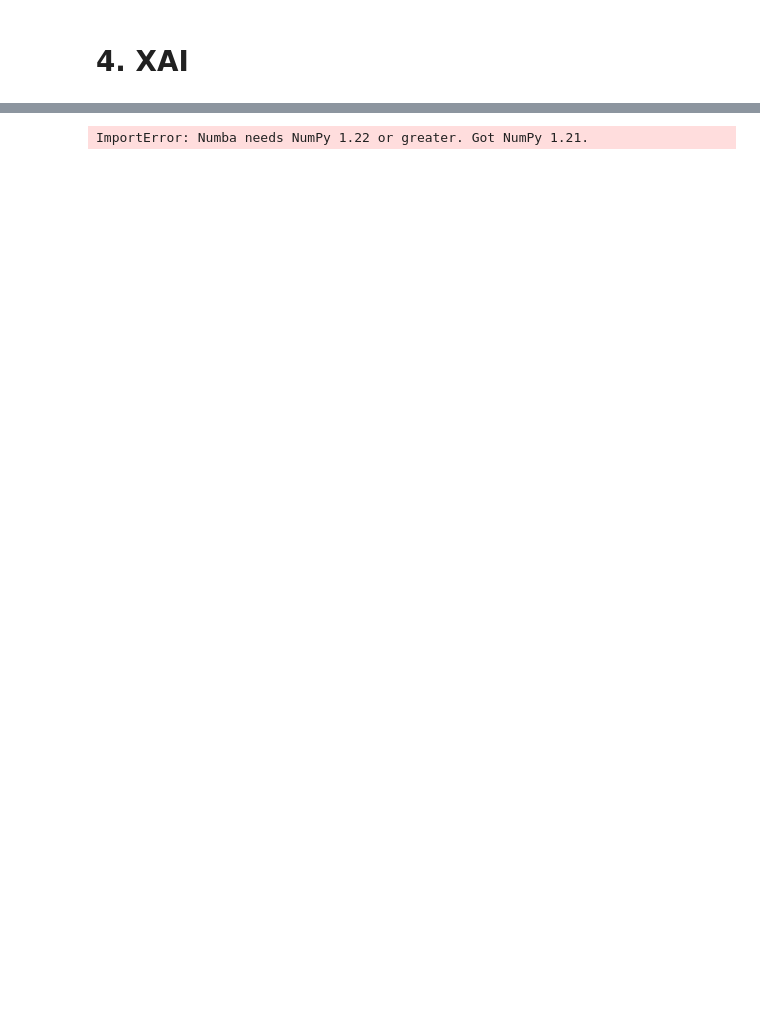
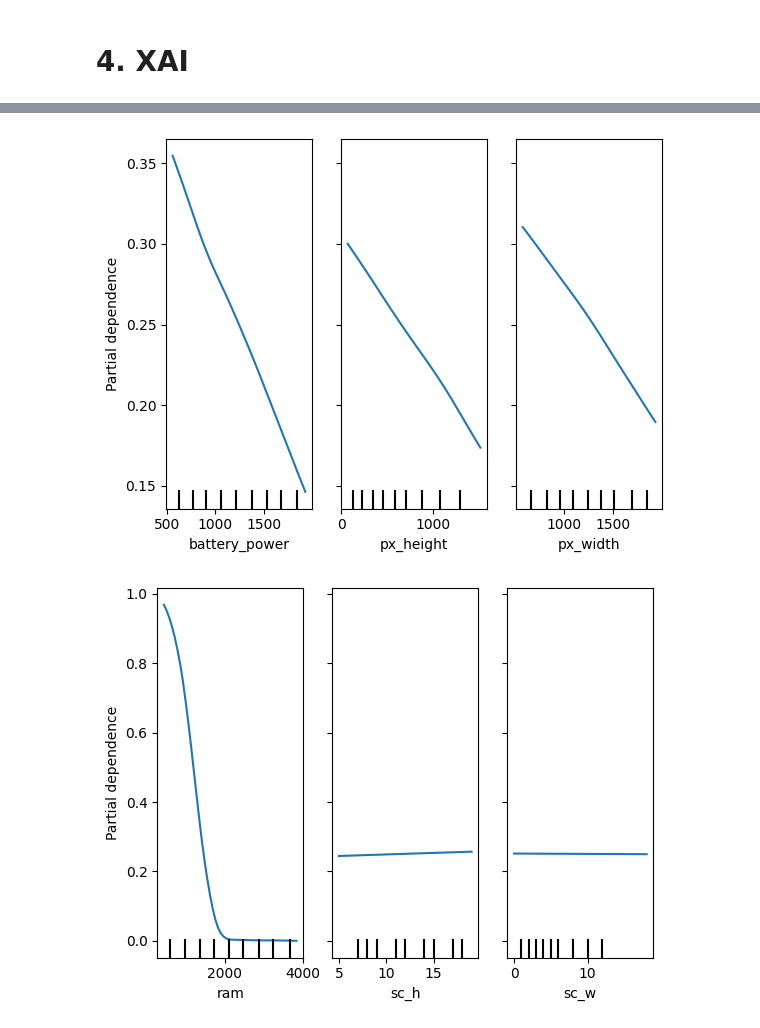
Before and after one commit to xxkaro/Phone-Prices-Classification, a Jupyter notebook: Advanced_modelling/Karo.ipynb, the cells around one changed output, grey strips where cells are left out. Drawn from its saved outputs; the diff is of its cells as text; code cells hidden in the pictures; blank space fills up the shorter version.

```diff
--- a/Advanced_modelling/Karo.ipynb
+++ b/Advanced_modelling/Karo.ipynb
@@ -137,5 +137,5 @@ accuracy for dataset without chosen columns:  0.9251700680272109
 # %%
-model_soft = VotingClassifier(estimators=estimators1, voting='soft', weights=[0.1, 0.1, 0.80])
+model_soft = VotingClassifier(estimators=estimators1, voting='soft', weights=[0.1, 0.1, 0.8])
 model_soft.fit(X_train,y_train)
 y_hat = model_soft.predict(X_val)
 print('accuracy for whole dataset: ', accuracy_score(y_val, y_hat))
@@ -424,24 +451,28 @@ explanation.show_in_notebook()
 # %%
 target_class = 0
-feature_index = [0]
-display = PartialDependenceDisplay.from_estimator(svm, X_train, features=feature_index, grid_resolution=50, target=target_class)
-display.plot()
-plt.show()
+feature_index1 = [0, 11, 12]
+display = PartialDependenceDisplay.from_estimator(svm, X_train, features=feature_index1, grid_resolution=50, target=target_class)
+
+feature_index2 = [13, 14, 15]
+display = PartialDependenceDisplay.from_estimator(svm, X_train, features=feature_index2, grid_resolution=50, target=target_class)
+# %% [output]
+[figure, added]
+[figure, added]
 # %%
-import numpy as np
-import matplotlib.pyplot as plt
-from sklearn.svm import SVC
-import shap
+# import shap
+# import matplotlib.pyplot as plt
+# from sklearn.svm import SVC
+# from sklearn.datasets import load_iris
+# from sklearn.model_selection import train_test_split
 
-svm = SVC(gamma=0.5, C=1, kernel='linear', probability=True)
-svm.fit(X_train, y_train)
 
-# Użyj biblioteki SHAP do obliczenia Partial Dependence Shapley Values
-explainer = shap.Explainer(svm, X_train)
-shap_values = explainer(X_train)
+# # Utworzenie modelu
+# svm = SVC(kernel='linear', probability=True)
+# svm.fit(X_train, y_train)
 
-# Wygeneruj wykresy Partial Dependence Plots
-shap.plots.partial_dependence(shap_values, features=['RM', 'LSTAT'])
-plt.show()
+# #explainer = shap.Explainer(svm)
+# explainer = shap.KernelExplainer(svm.predict_proba, X_train)
+
+# shap_values = explainer.shap_values(X_val)
+
+# shap.summary_plot(shap_values, X_val)
-# %% [output]
-ImportError: Numba needs NumPy 1.22 or greater. Got NumPy 1.21.
```
Also changed, not shown: parts of 18 cells of this notebook, 1 other file.
